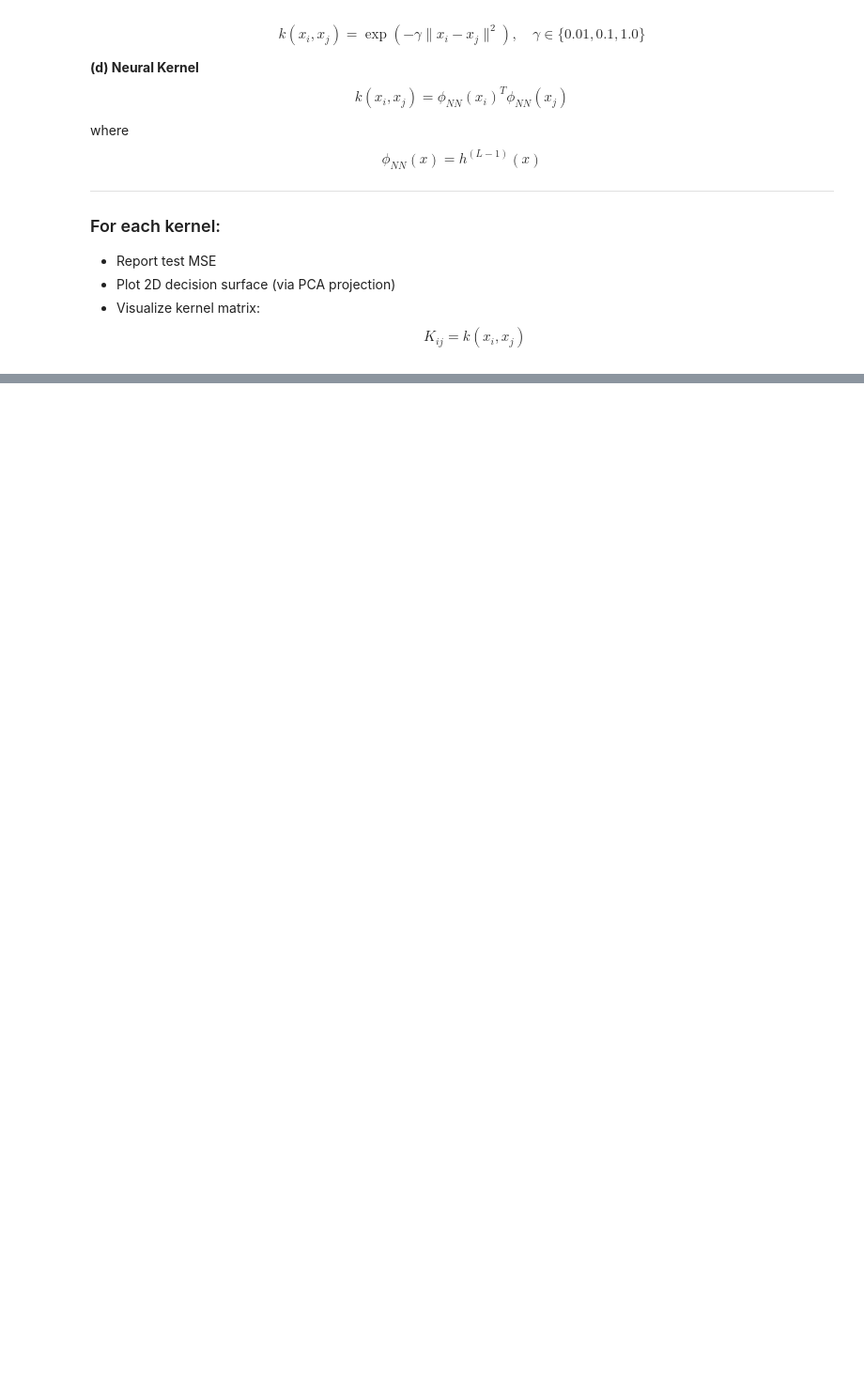
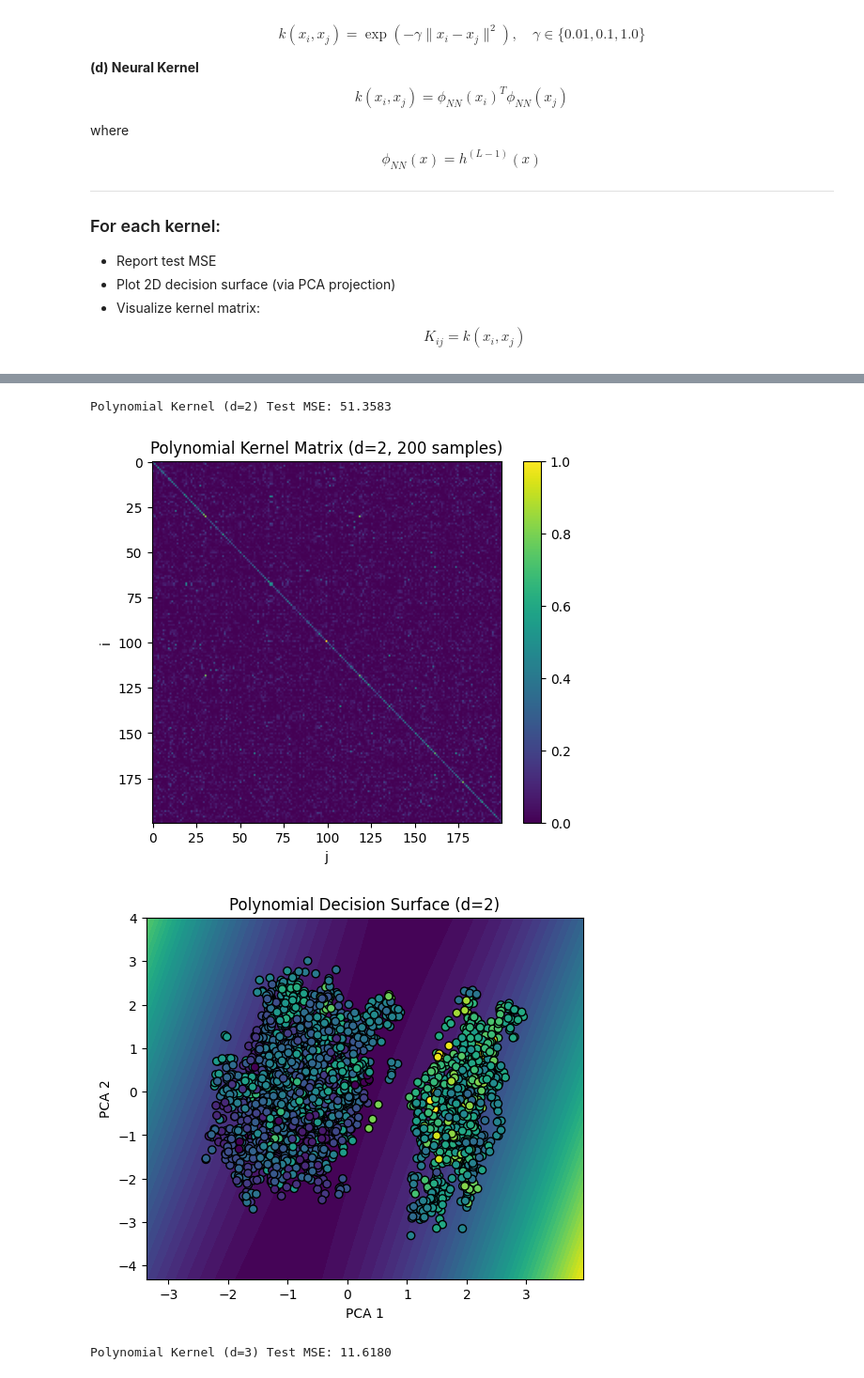
Before and after one commit to GPushkar1611/DL-Assignments, a Jupyter notebook: Assignment-1/Kernel_methods.ipynb, the cells around one changed output, grey strips where cells are left out. Shown at 94% size. Drawn from its saved outputs; the diff is of its cells as text; code cells hidden in the pictures; blank space fills up the shorter version.

```diff
--- a/Assignment-1/Kernel_methods.ipynb
+++ b/Assignment-1/Kernel_methods.ipynb
@@ -375,0 +375,27 @@ plot_decision_surface(X_train, y_train,
+# %%
+# Polynomial kernel
+
+for d in [2,3]:
+
+    model = SVR(kernel='poly', degree=d, C=1.0, epsilon=0.1)
+
+    mse, model = train_evaluate_kernel(
+        model,
+        X_train, X_test,
+        y_train_scaled, y_test,
+        f"Polynomial Kernel (d={d})"
+    )
+
+    results[f"Poly_d{d}"] = mse
+    models[f"Poly_d{d}"] = model
+
+    K_vis = polynomial_kernel_matrix(X_sub, X_sub, degree=d)
+    plot_kernel_matrix(K_vis, f"Polynomial Kernel Matrix (d={d}, 200 samples)")
+
+    plot_decision_surface(X_train, y_train, model,
+                          f"Polynomial Decision Surface (d={d})")
+# %% [output]
+Polynomial Kernel (d=2) Test MSE: 51.3583
+[figure, added]
+[figure, added]
+Polynomial Kernel (d=3) Test MSE: 11.6180
```
Also changed, not shown: parts of 23 cells of this notebook.
